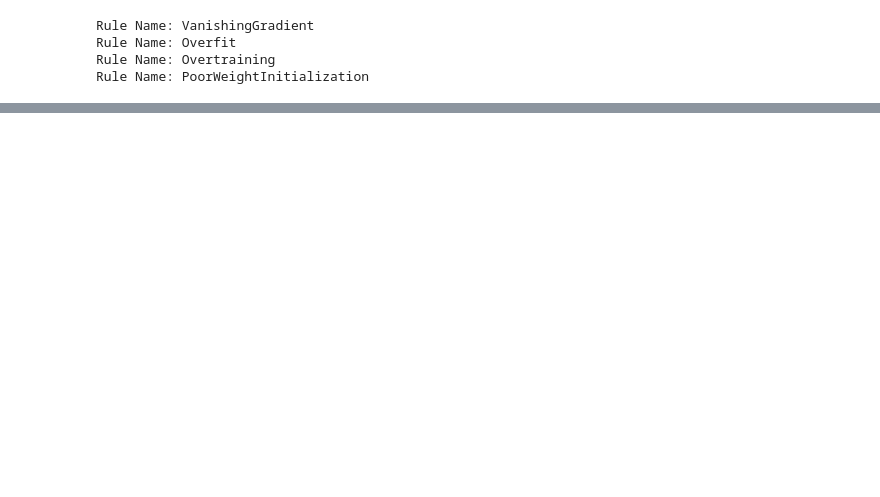
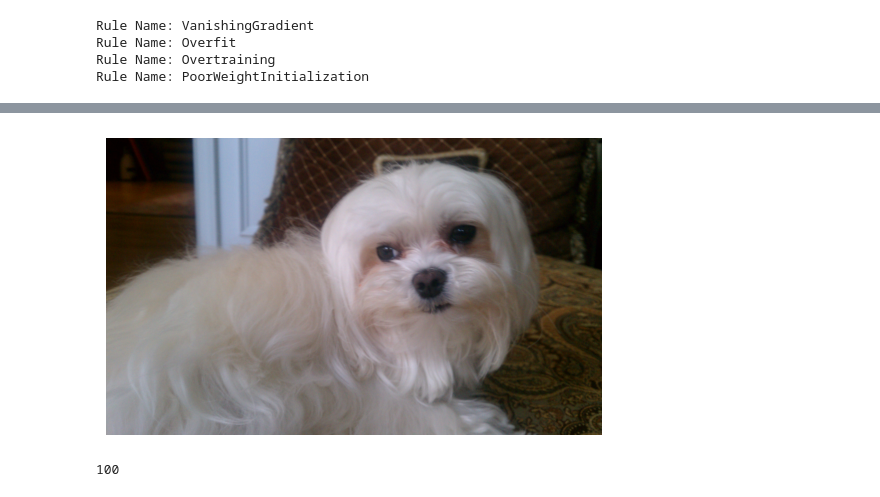
Before and after one commit to busraoguzoglu/Image-Classification-Using-AWS-Sagemaker, a Jupyter notebook: train_and_deploy.ipynb, the cells around one changed output, grey strips where cells are left out. Drawn from its saved outputs; the diff is of its cells as text; code cells hidden in the pictures; blank space fills up the shorter version.

```diff
--- a/train_and_deploy.ipynb
+++ b/train_and_deploy.ipynb
@@ -400,3 +475,30 @@ response = predictor.predict(image)
+# %%
+# Define the image path
+image_path = 'dogImages/test/101.Maltese/Maltese_06728.jpg'  # Provide the path to your test image
+
+import matplotlib.pyplot as plt
+import io
+from PIL import Image
+
+# Reading an image from a local file as bytes
+with open(image_path, "rb") as img_file:
+    local_img_bytes = img_file.read()
+
+# Convert bytes data to an image object
+image = Image.open(io.BytesIO(local_img_bytes))
+
+# Display the image using matplotlib
+plt.imshow(image)
+plt.axis('off')  # Hide axis labels
+plt.show()
+# %% [output]
+[figure, added]
+# %%
+response=predictor.predict(local_img_bytes, initial_args={"ContentType": "image/jpeg"})
+import numpy as np
+np.argmax(response)
+# %% [output]
+100
 # %%
 # TODO: Remember to shutdown/delete your endpoint once your work is done
 predictor.delete_endpoint()
```
Also changed, not shown: parts of 30 cells of this notebook, 2 other files.
